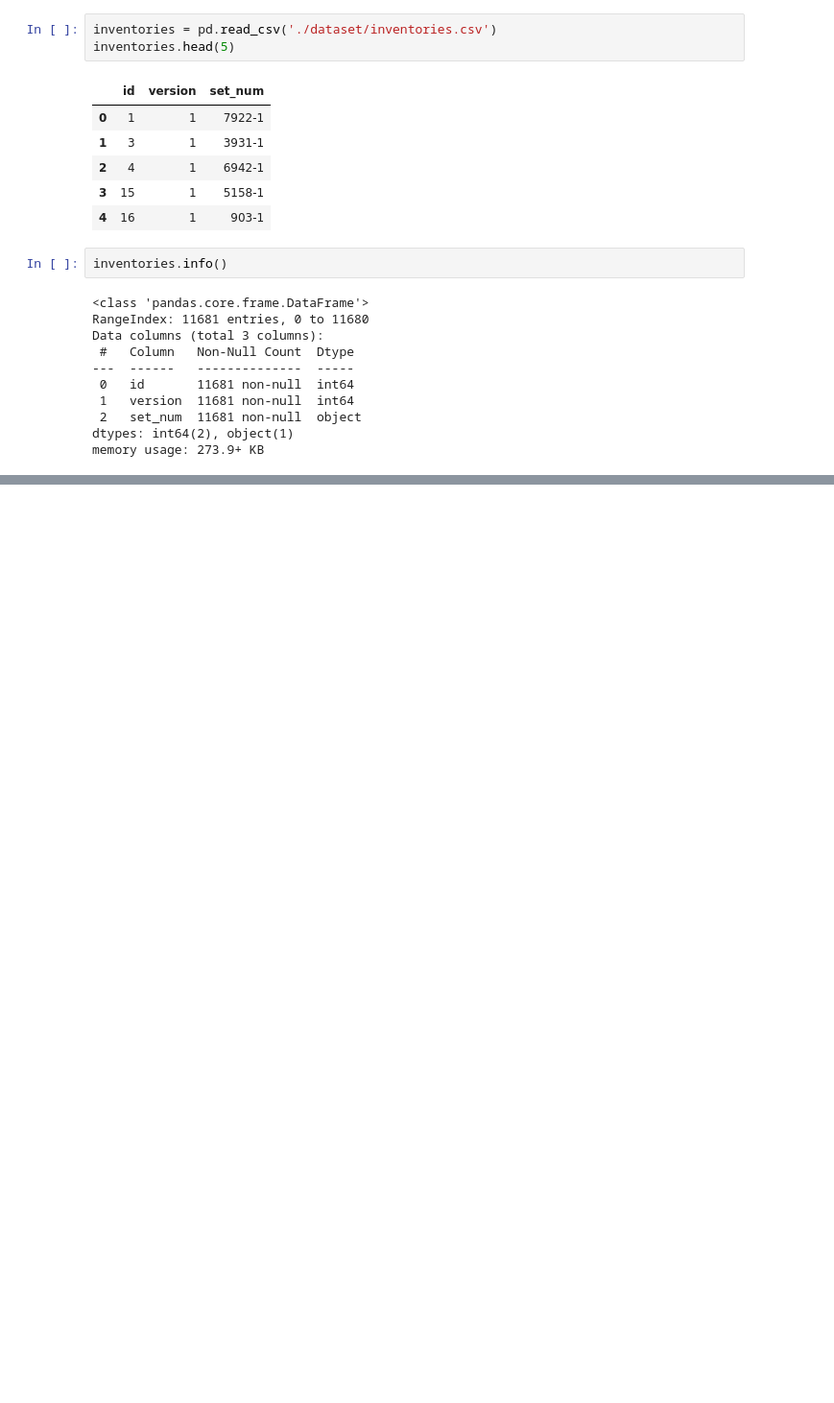
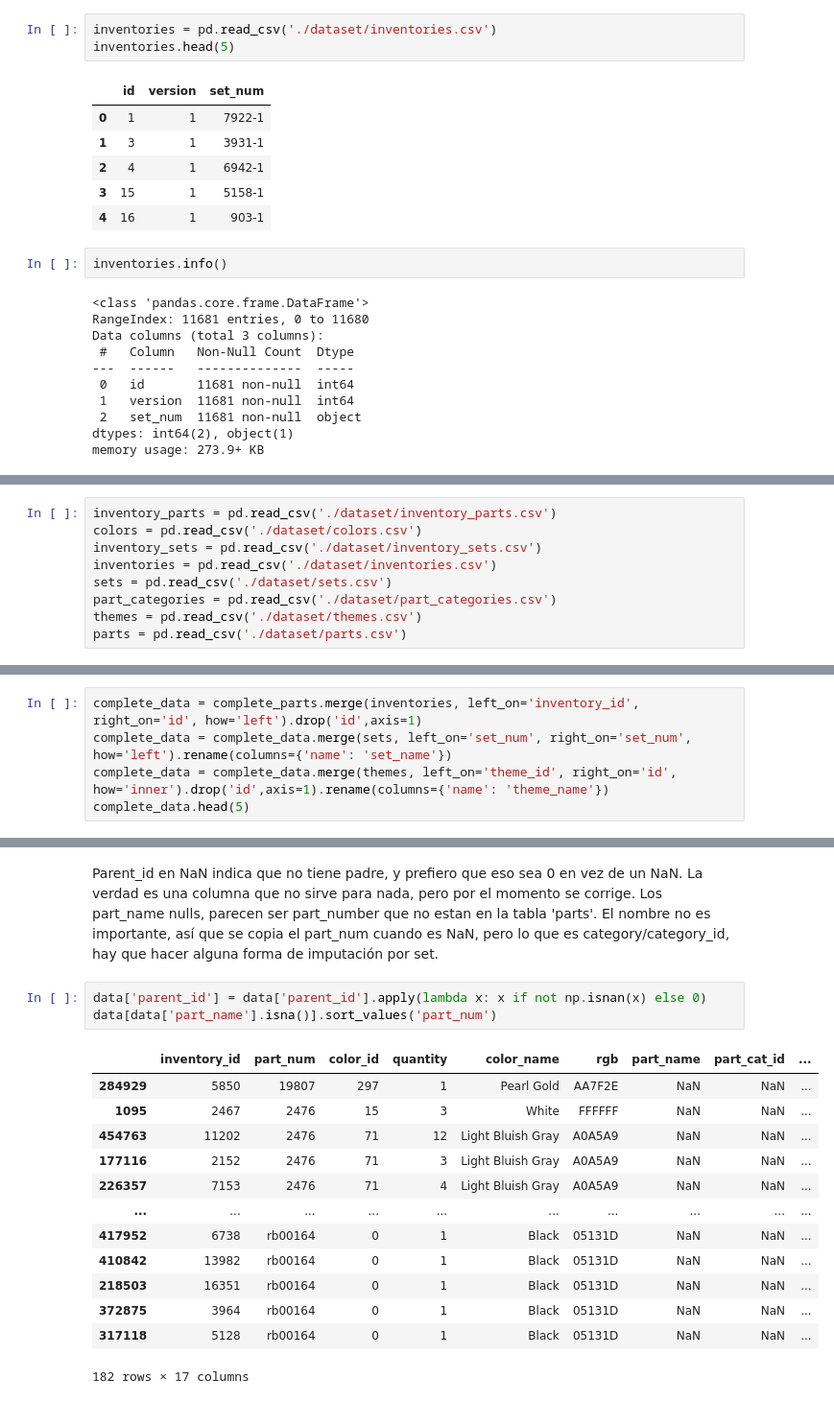
Before and after one commit to matias-herreros/ADD_Lego, a Jupyter notebook: EDA.ipynb, the cells around one changed output, grey strips where cells are left out. Shown at 96% size. Saved outputs shown, nothing was run; the diff lists cells and outputs as text; blank space fills up the shorter version.

```diff
--- a/EDA.ipynb
+++ b/EDA.ipynb
@@ -351,0 +364,9 @@ memory usage: 273.9+ KB
+# %%
+inventory_parts = pd.read_csv('./dataset/inventory_parts.csv')
+colors = pd.read_csv('./dataset/colors.csv')
+inventory_sets = pd.read_csv('./dataset/inventory_sets.csv')
+inventories = pd.read_csv('./dataset/inventories.csv')
+sets = pd.read_csv('./dataset/sets.csv')
+part_categories = pd.read_csv('./dataset/part_categories.csv')
+themes = pd.read_csv('./dataset/themes.csv')
+parts = pd.read_csv('./dataset/parts.csv')
@@ -351,0 +381,5 @@ memory usage: 273.9+ KB
+# %%
+complete_data = complete_parts.merge(inventories, left_on='inventory_id', right_on='id', how='left').drop('id',axis=1)
+complete_data = complete_data.merge(sets, left_on='set_num', right_on='set_num', how='left').rename(columns={'name': 'set_name'})
+complete_data = complete_data.merge(themes, left_on='theme_id', right_on='id', how='inner').drop('id',axis=1).rename(columns={'name': 'theme_name'})
+complete_data.head(5)
@@ -351,0 +460,19 @@ memory usage: 273.9+ KB
+# %% [markdown]
+Parent_id en NaN indica que no tiene padre, y prefiero que eso sea 0 en vez de un NaN. La verdad es una columna que no sirve para nada, pero por el momento se corrige. Los part_name nulls, parecen ser part_number que no estan en la tabla 'parts'. El nombre no es importante, así que se copia el part_num cuando es NaN, pero lo que es category/category_id, hay que hacer alguna forma de imputación por set.
+# %%
+data['parent_id'] = data['parent_id'].apply(lambda x: x if not np.isnan(x) else 0)
+data[data['part_name'].isna()].sort_values('part_num')
+# %% [output]
+|  | inventory_id | part_num | color_id | quantity | color_name | rgb | part_name | part_cat_id | ... |
+| 284929 | 5850 | 19807 | 297 | 1 | Pearl Gold | AA7F2E | NaN | NaN | ... |
+| 1095 | 2467 | 2476 | 15 | 3 | White | FFFFFF | NaN | NaN | ... |
+| 454763 | 11202 | 2476 | 71 | 12 | Light Bluish Gray | A0A5A9 | NaN | NaN | ... |
+| 177116 | 2152 | 2476 | 71 | 3 | Light Bluish Gray | A0A5A9 | NaN | NaN | ... |
+| 226357 | 7153 | 2476 | 71 | 4 | Light Bluish Gray | A0A5A9 | NaN | NaN | ... |
+| ... | ... | ... | ... | ... | ... | ... | ... | ... | ... |
+| 417952 | 6738 | rb00164 | 0 | 1 | Black | 05131D | NaN | NaN | ... |
+| 410842 | 13982 | rb00164 | 0 | 1 | Black | 05131D | NaN | NaN | ... |
+| 218503 | 16351 | rb00164 | 0 | 1 | Black | 05131D | NaN | NaN | ... |
+| 372875 | 3964 | rb00164 | 0 | 1 | Black | 05131D | NaN | NaN | ... |
+| 317118 | 5128 | rb00164 | 0 | 1 | Black | 05131D | NaN | NaN | ... |
+182 rows × 17 columns
```
Also changed, not shown: parts of 27 cells of this notebook.
